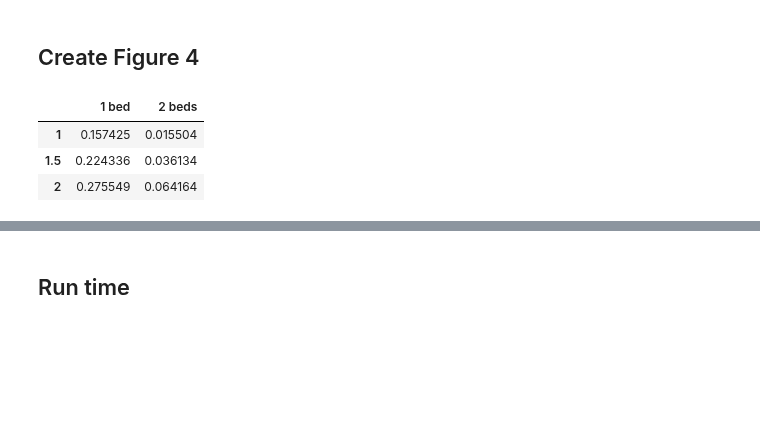
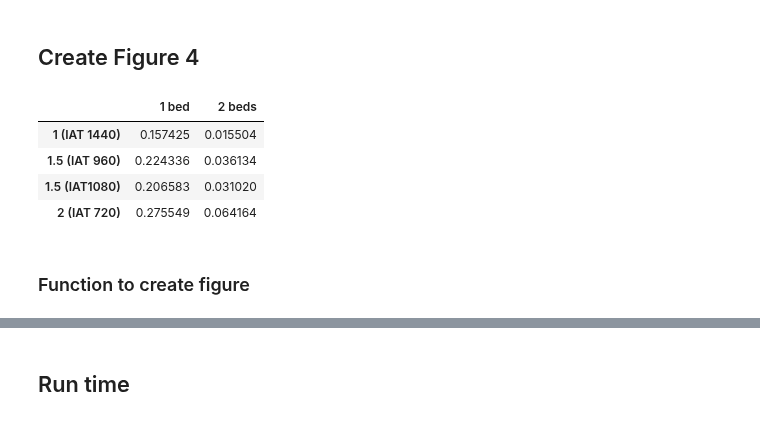
Before and after one commit to pythonhealthdatascience/stars-reproduce-shoaib-2022, a Jupyter notebook: reproduction/reproduce_fig4.ipynb, the cells around one changed output, grey strips where cells are left out. Drawn from its saved outputs; the diff is of its cells as text; code cells hidden in the pictures; blank space fills up the shorter version.

Commit message:
feat(reproduction): :sparkles: chosen figure 4 parameters with 10 rep

```diff
--- a/reproduction/reproduce_fig4.ipynb
+++ b/reproduction/reproduce_fig4.ipynb
@@ -186,17 +172,22 @@ data.head()
 # %%
 # Select series with proportion referred
 a4 = data.loc['prop_del_referred']
 
 # Reshape into appropriate format for plotting
-names = ['1', '1.5', '2']
-bed1 = [a4['f4_arr1440_bed1'], a4['f4_arr960_bed1'], a4['f4_arr720_bed1']]
-bed2 = [a4['f4_arr1440_bed2'], a4['f4_arr960_bed2'], a4['f4_arr720_bed2']]
+names = ['1 (IAT 1440)', '1.5 (IAT 960)', '1.5 (IAT1080)', '2 (IAT 720)']
+bed1 = [a4['f4_arr1440_bed1'], a4['f4_arr960_bed1'],
+        a4['f4_arr1080_bed1'], a4['f4_arr720_bed1']]
+bed2 = [a4['f4_arr1440_bed2'], a4['f4_arr960_bed2'],
+        a4['f4_arr1080_bed2'], a4['f4_arr720_bed2']]
 
 data_4a = pd.DataFrame({'1 bed': bed1, '2 beds': bed2}, index=names)
 data_4a
 # %% [output]
 |  | 1 bed | 2 beds |
-| 1 | 0.157425 | 0.015504 |
-| 1.5 | 0.224336 | 0.036134 |
-| 2 | 0.275549 | 0.064164 |
+| 1 (IAT 1440) | 0.157425 | 0.015504 |
+| 1.5 (IAT 960) | 0.224336 | 0.036134 |
+| 1.5 (IAT1080) | 0.206583 | 0.031020 |
+| 2 (IAT 720) | 0.275549 | 0.064164 |
+# %% [markdown]
+### Function to create figure
 # %%
```
Also changed, not shown: parts of 9 cells of this notebook, 3 other files.
